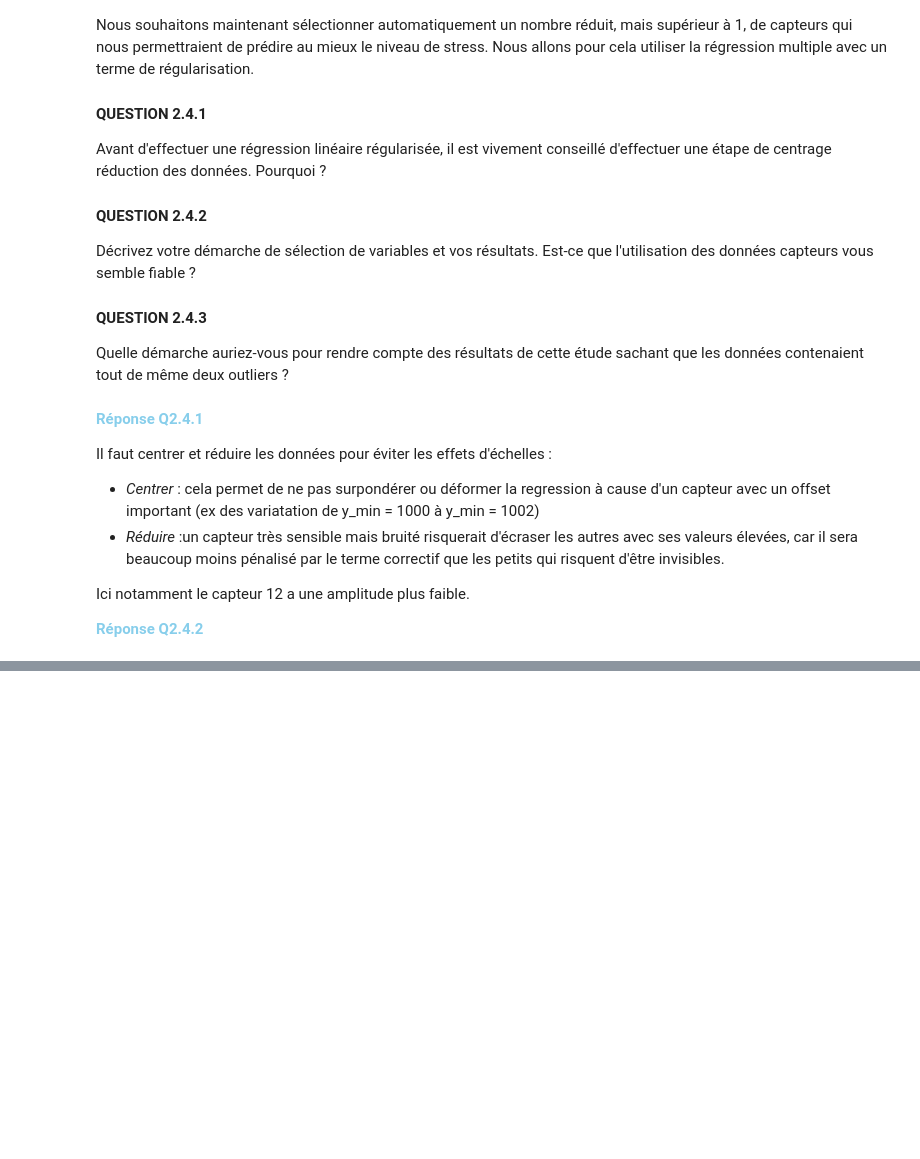
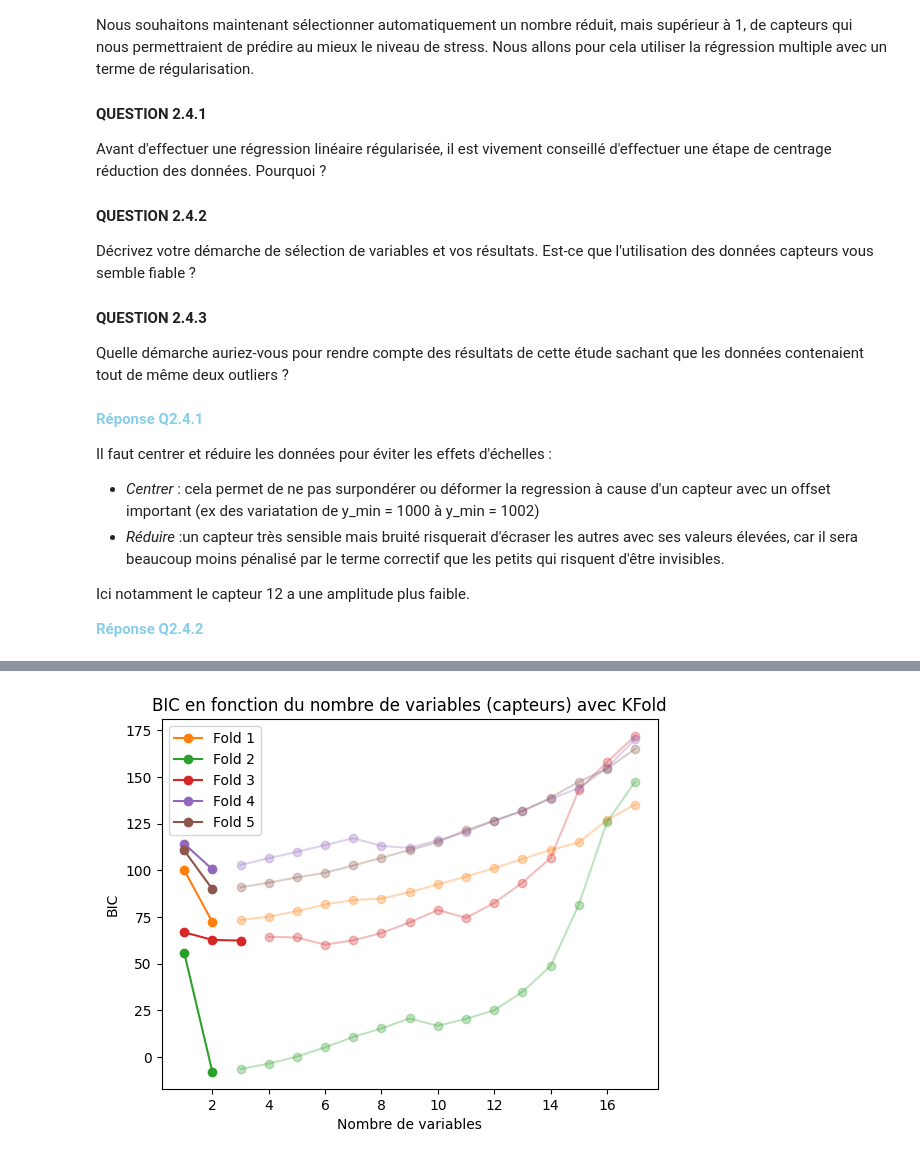
Before and after one commit to alextonon/BE_working_repo, a Jupyter notebook: FSD310_Statistics/stat-ml/BE_statML_2025/BE_StatML_2025.ipynb, the cells around one changed output, grey strips where cells are left out. Drawn from its saved outputs; the diff is of its cells as text; code cells hidden in the pictures; blank space fills up the shorter version.

```diff
--- a/FSD310_Statistics/stat-ml/BE_statML_2025/BE_StatML_2025.ipynb
+++ b/FSD310_Statistics/stat-ml/BE_statML_2025/BE_StatML_2025.ipynb
@@ -607,0 +534,100 @@ plt.show()
+# %%
+import numpy as np
+import matplotlib.pyplot as plt
+from sklearn.linear_model import LinearRegression
+from sklearn.metrics import mean_squared_error
+from sklearn.model_selection import KFold
+
+def BIC(y_true, y_pred, n, q):
+    return n * np.log(mean_squared_error(y_true, y_pred)) + np.log(n) * (q + 1)
+
+# Paramètres
+p, n = X_clean.shape[1], X_clean.shape[0]
+kf = KFold(n_splits=5, shuffle=True, random_state=42)
+
+BIC_all_folds = []
+selected_vars_folds = []
+mse_folds = []
+
+colors = plt.cm.tab10.colors  # palette de 10 couleurs distinctes
+
+for fold, (train_idx, test_idx) in enumerate(kf.split(X_clean), start=1):
+    X_train, X_test = X_clean.iloc[train_idx], X_clean.iloc[test_idx]
+    y_train, y_test = Y_clean.iloc[train_idx], Y_clean.iloc[test_idx]
+
+    selected = np.zeros(p, dtype=bool)
+    history = []
+    BIC_ = []
+    lr = LinearRegression()
+    sweet_spot = -1
+
+    for q in range(1, p + 1):
+        list_BIC = np.full(p, np.inf)
+
+        # Boucle sur les variables candidates
+        for i in range(p):
+            if not selected[i] or q == 1:
+                cols = selected.copy()
+                cols[i] = True
+                Xtr, Xte = X_train.iloc[:, cols], X_test.iloc[:, cols]
+
+                lr.fit(Xtr, y_train)
+                y_pred = lr.predict(Xte)
+                list_BIC[i] = BIC(y_test, y_pred, n, q)
+
+        best_var = np.argmin(list_BIC)
+        selected[best_var] = True
+
+        lr.fit(X_train.iloc[:, selected], y_train)
+        y_pred = lr.predict(X_test.iloc[:, selected])
+        bic = BIC(y_test, y_pred, n, q)
+        BIC_.append(bic)
+        history.append(selected.copy())
+
+        if q > 1 and bic >= BIC_[-2] and sweet_spot == -1:
+            sweet_spot = q - 1
+
+    if sweet_spot == -1:
+        sweet_spot = len(BIC_)
+
+    # Variables retenues au sweet spot
+    best_selected = history[sweet_spot - 1]
+    final_vars = list(X_clean.columns[best_selected])
+
+    # Fit et MSE final
+    lr.fit(X_train.iloc[:, best_selected], y_train)
+    y_pred_final = lr.predict(X_test.iloc[:, best_selected])
+    mse_final = mean_squared_error(y_test, y_pred_final)
+
+    BIC_all_folds.append(BIC_)
+    selected_vars_folds.append(final_vars)
+    mse_folds.append(mse_final)
+
+    # Affichage du BIC par fold
+    x_vals = np.arange(1, len(BIC_) + 1)
+    color = colors[fold % 10]
+
+    # Courbe pleine uniquement jusqu’au sweet spot
+    plt.plot(x_vals[:sweet_spot], BIC_[:sweet_spot], marker="o", color=color, label=f"Fold {fold}")
+
+    # Points après sweet spot en pastel
+    plt.plot(x_vals[sweet_spot:], BIC_[sweet_spot:], marker='o',color=color, alpha=0.3)
+
+    # Ligne verticale au sweet spot
+    #plt.axvline(sweet_spot, color=color, linestyle="--", alpha=0.7)
+
+# Plot global
+plt.xlabel("Nombre de variables")
+plt.ylabel("BIC")
+plt.title("BIC en fonction du nombre de variables (capteurs) avec KFold")
+plt.legend()
+plt.show()
+
+# Résumé global
+print("\n===== Résumé global =====")
+for f, (vars_, mse_) in enumerate(zip(selected_vars_folds, mse_folds), start=1):
+    print(f"Fold {f} → Variables : {vars_} | MSE : {mse_:.4f}")
+
+print(f"\nMSE moyen sur tous les folds : {np.mean(mse_folds):.4f}")
+# %% [output]
+[figure, added]
```
Also changed, not shown: parts of 6 cells of this notebook.
